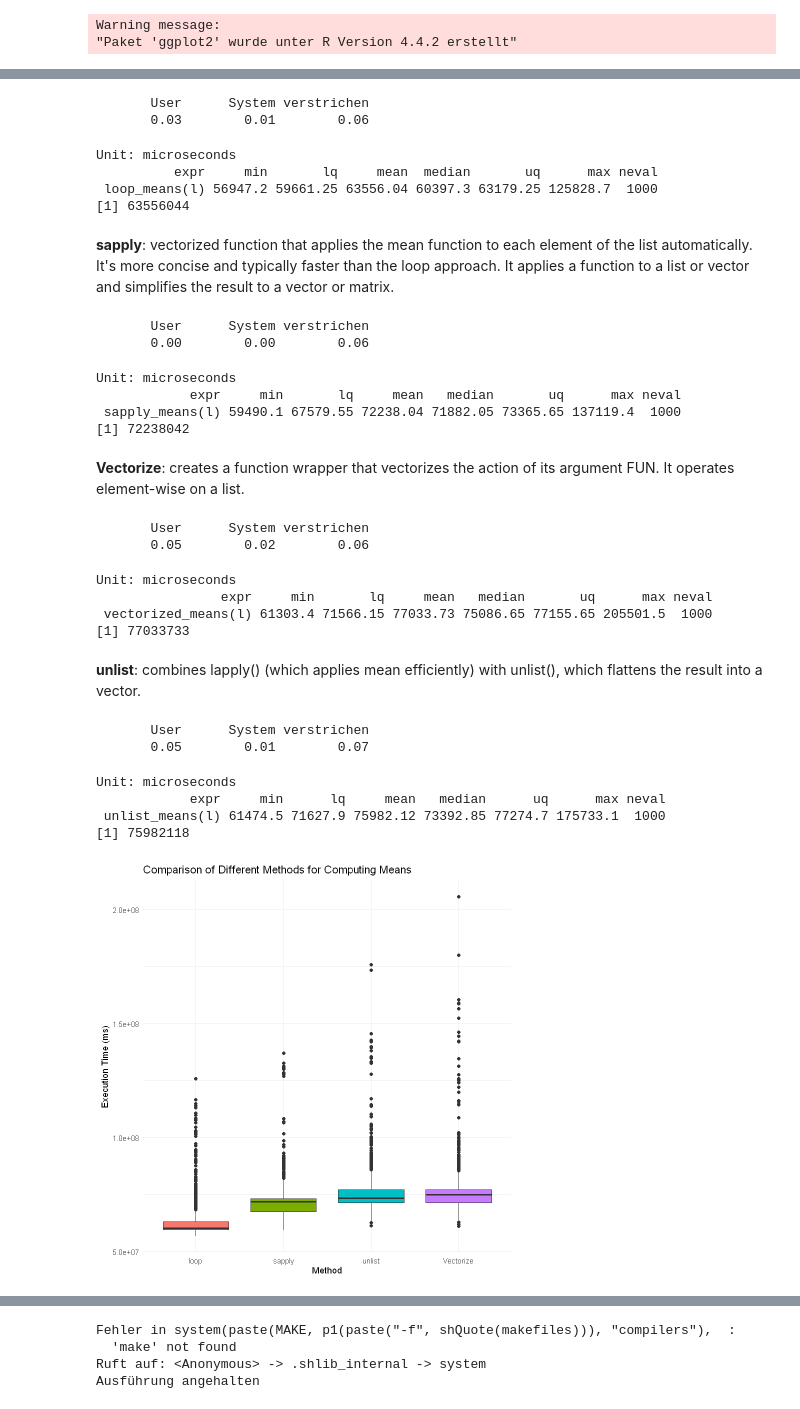
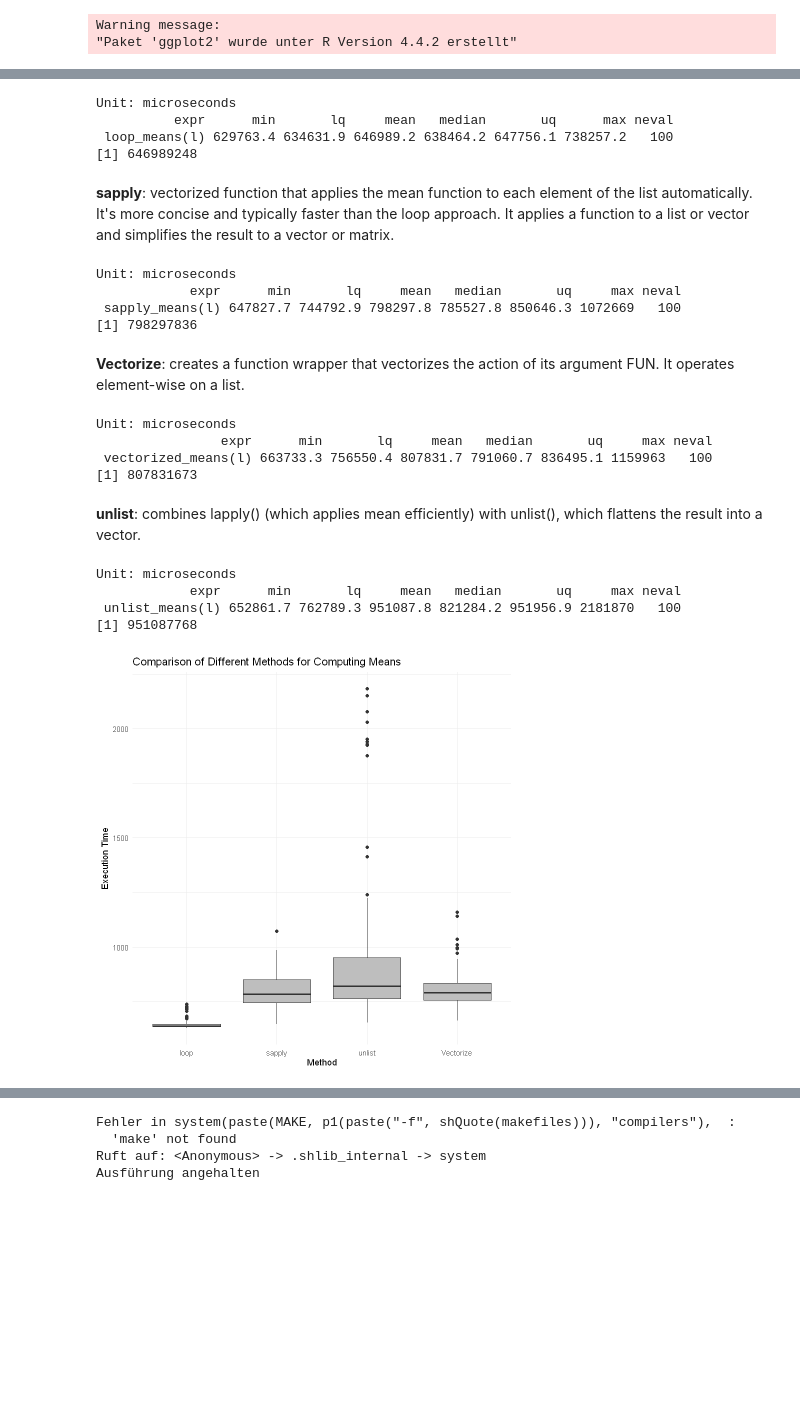
Before and after one commit to jkoubele/coding-week-2025, a Jupyter notebook: efficient_coding_in_r/efficient_coding.ipynb, the cells around one changed output, grey strips where cells are left out. Saved outputs shown, nothing was run; the diff lists cells and outputs as text; code cells hidden in the pictures; blank space fills up the shorter version.

```diff
--- a/efficient_coding_in_r/efficient_coding.ipynb
+++ b/efficient_coding_in_r/efficient_coding.ipynb
@@ -294,18 +236,15 @@ loop_means <- function(l) {
   }
   return(result)
 }
-# print(loop_means(l))
-system.time(loop_means(l))
-loop_time <- microbenchmark(loop_means(l), times = 1000, unit = "us")
+
+loop_time <- microbenchmark(loop_means(l), times = 100, unit = "us")
 print(loop_time)
 print(mean(loop_time$time))
 # %% [output]
-       User      System verstrichen
-       0.03        0.01        0.06
+Unit: microseconds
+          expr      min       lq     mean   median       uq      max neval
+ loop_means(l) 629763.4 634631.9 646989.2 638464.2 647756.1 738257.2   100
+[1] 646989248
-Unit: microseconds
-          expr     min       lq     mean  median       uq      max neval
- loop_means(l) 56947.2 59661.25 63556.04 60397.3 63179.25 125828.7  1000
-[1] 63556044
 # %% [markdown]
 **sapply**: vectorized function that applies the mean function to each element of the list automatically. It's more concise and typically faster than the loop approach. It applies a function to a list or vector and simplifies the result to a vector or matrix.
 # %%
@@ -314,18 +253,15 @@ Unit: microseconds
 sapply_means <- function(l) {
   sapply(l, mean)
 }
-#print(sapply_means(l))
-system.time(sapply_means(l))
-sapply_time <- microbenchmark(sapply_means(l), times = 1000, unit = "us")
+
+sapply_time <- microbenchmark(sapply_means(l), times = 100, unit = "us")
 print(sapply_time)
 print(mean(sapply_time$time))
 # %% [output]
-       User      System verstrichen
-       0.00        0.00        0.06
+Unit: microseconds
+            expr      min       lq     mean   median       uq     max neval
+ sapply_means(l) 647827.7 744792.9 798297.8 785527.8 850646.3 1072669   100
+[1] 798297836
-Unit: microseconds
-            expr     min       lq     mean   median       uq      max neval
- sapply_means(l) 59490.1 67579.55 72238.04 71882.05 73365.65 137119.4  1000
-[1] 72238042
 # %% [markdown]
 **Vectorize**: creates a function wrapper that vectorizes the action of its argument FUN. It operates element-wise on a list.
 # %%
@@ -334,18 +270,15 @@ vectorized_mean <- Vectorize(mean)
 vectorized_means <- function(l) {
   vectorized_mean(l)
 }
-# print(vectorized_means(l))
-system.time(vectorized_means(l))
-vectorize_time <- microbenchmark(vectorized_means(l), times = 1000, unit = "us")
+
+vectorize_time <- microbenchmark(vectorized_means(l), times = 100, unit = "us")
 print(vectorize_time)
 print(mean(vectorize_time$time))
 # %% [output]
-       User      System verstrichen
-       0.05        0.02        0.06
+Unit: microseconds
+                expr      min       lq     mean   median       uq     max neval
+ vectorized_means(l) 663733.3 756550.4 807831.7 791060.7 836495.1 1159963   100
+[1] 807831673
-Unit: microseconds
-                expr     min       lq     mean   median       uq      max neval
- vectorized_means(l) 61303.4 71566.15 77033.73 75086.65 77155.65 205501.5  1000
-[1] 77033733
 # %% [markdown]
 **unlist**: combines lapply() (which applies mean efficiently) with unlist(), which flattens the result into a vector.
 # %%
@@ -353,18 +286,15 @@ Unit: microseconds
 unlist_means <- function(l) {
   unlist(lapply(l, mean))
 }
-# print(unlist_means(l))
-system.time(unlist_means(l))
-unlist_time <- microbenchmark(unlist_means(l), times = 1000, unit = "us")
+
+unlist_time <- microbenchmark(unlist_means(l), times = 100, unit = "us")
 print(unlist_time)
 print(mean(unlist_time$time))
 # %% [output]
-       User      System verstrichen
-       0.05        0.01        0.07
+Unit: microseconds
+            expr      min       lq     mean   median       uq     max neval
+ unlist_means(l) 652861.7 762789.3 951087.8 821284.2 951956.9 2181870   100
+[1] 951087768
-Unit: microseconds
-            expr     min      lq     mean   median      uq      max neval
- unlist_means(l) 61474.5 71627.9 75982.12 73392.85 77274.7 175733.1  1000
-[1] 75982118
 # %%
 times <- rbind(
   data.frame(Method = "loop", Time = loop_time$time),
@@ -373,12 +303,12 @@ times <- rbind(
   data.frame(Method = "unlist", Time = unlist_time$time)
 )
 # %%
-ggplot(times, aes(x = Method, y = Time, fill = Method)) +
-  geom_boxplot() +
+ggplot(times, aes(x = Method, y = Time/1e6)) +
+  geom_boxplot(fill = "grey") +
   scale_y_continuous() +
   theme_minimal() +
-  labs(y = "Execution Time (ms)", title = "Comparison of Different Methods for Computing Means") +
+  labs(y = "Execution Time", title = "Comparison of Different Methods for Computing Means") +
   theme(legend.position = "none")
 # %% [output]
-[figure, old version]
+[figure, new version]
 # %% [markdown]
```
Also changed, not shown: parts of 41 cells of this notebook.
